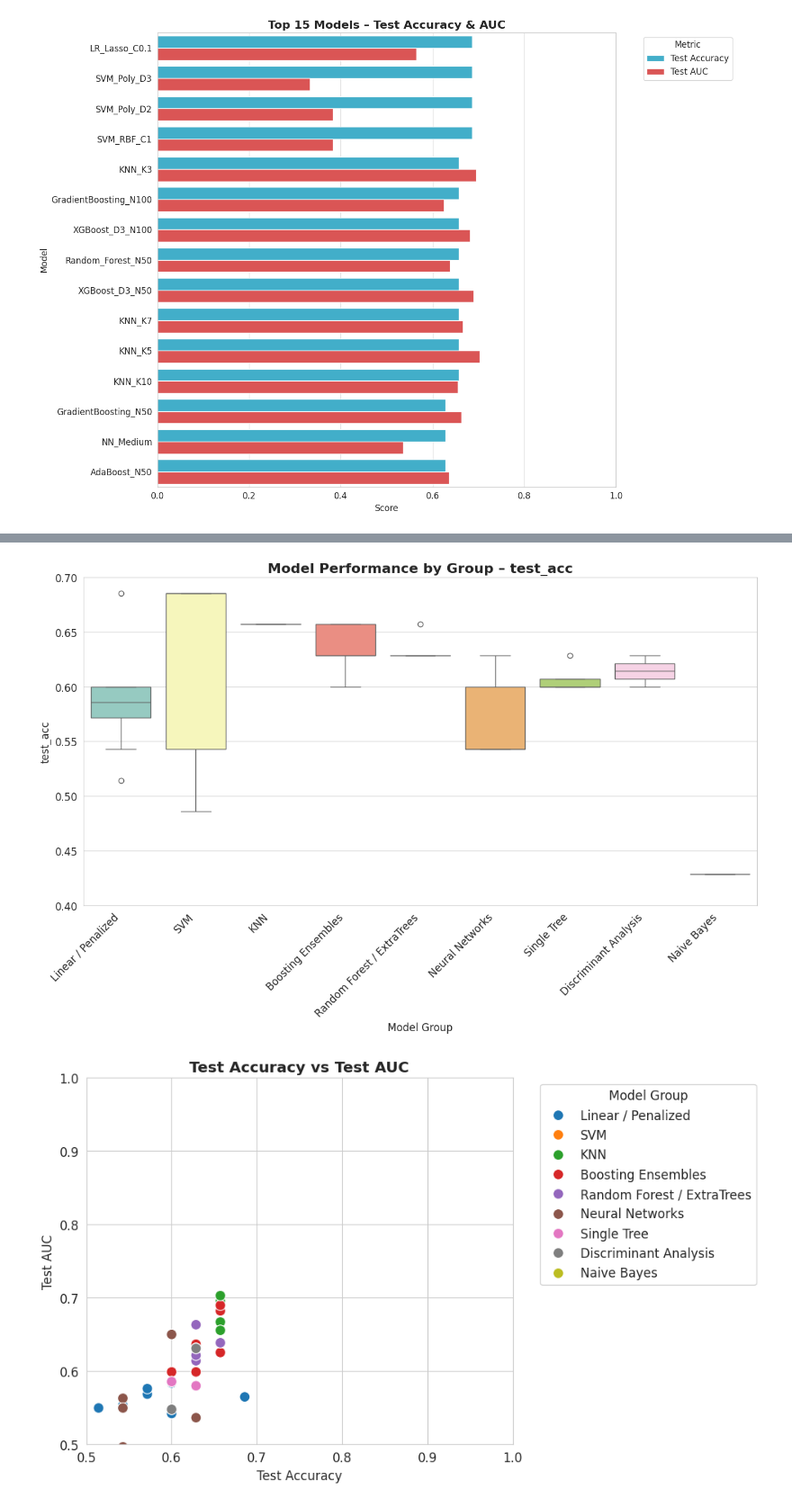
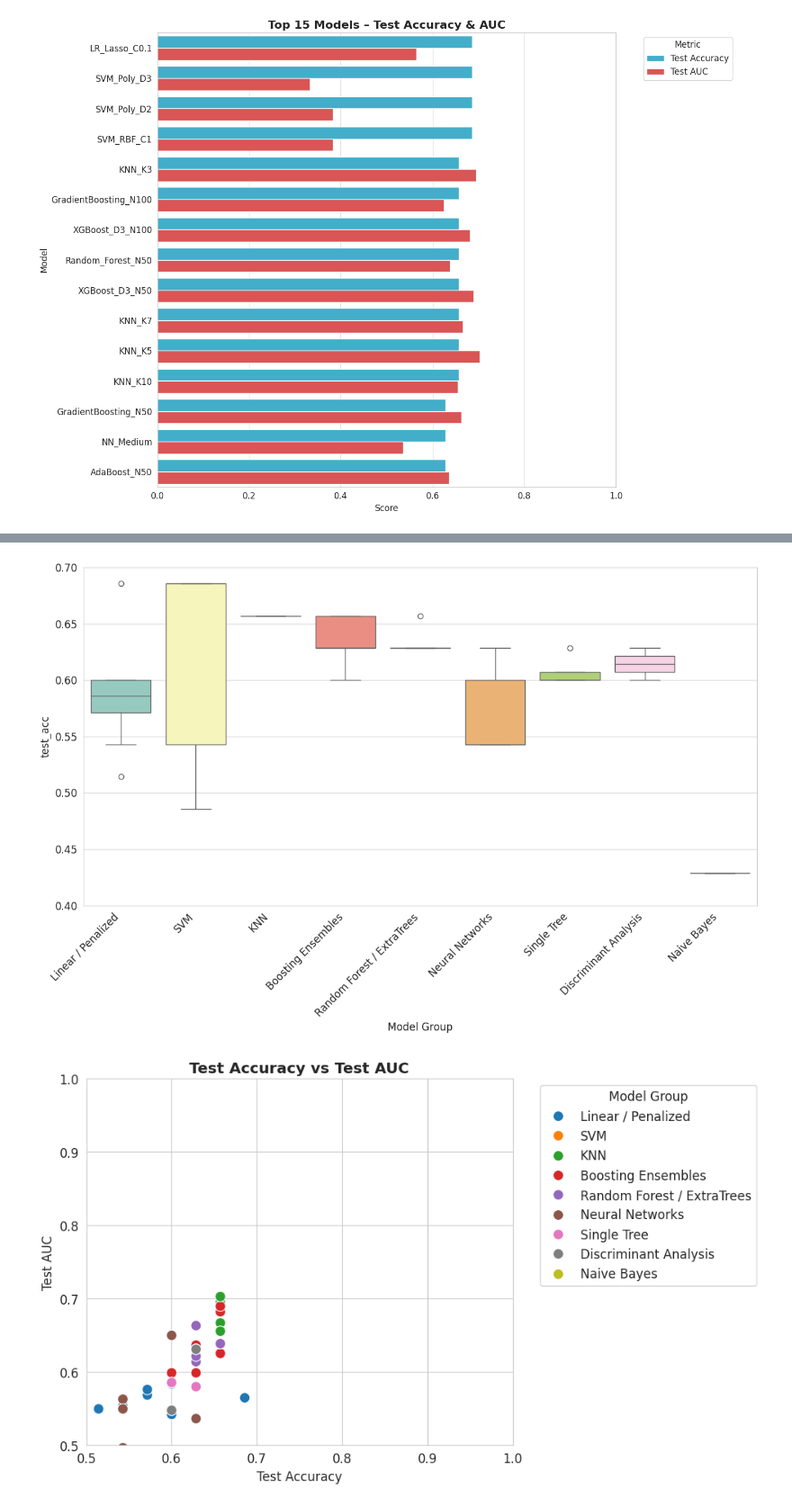
Before and after one commit to Spagestic/HKBU-Final-Year-Project, a Jupyter notebook: toxicity_9_colab.ipynb, the cells around one changed output, grey strips where cells are left out. Shown at 90% size. Saved outputs shown, nothing was run; the diff lists cells and outputs as text; code cells hidden in the pictures.

```diff
--- a/toxicity_9_colab.ipynb
+++ b/toxicity_9_colab.ipynb
@@ -571,18 +622,18 @@ plot_top_models(results_df, n=15)
 # %%
 def plot_grouped_boxplot(results_df, metric='test_acc'):
     fig, ax = plt.subplots(figsize=(12, 8))
     sns.boxplot(data=results_df, x='Group', y=metric, palette='Set3', ax=ax)
-    ax.set_title(f'Model Performance by Group – {metric}', fontsize=16, weight='bold')
+    # ax.set_title(f'Model Performance by Group – {metric}', fontsize=16, weight='bold')
     ax.set_xlabel('Model Group')
     ax.set_ylabel(metric)
     ax.set_ylim(0.4, 0.7)
     plt.xticks(rotation=45, ha='right')
     plt.tight_layout()
     plt.show()
 
 plot_grouped_boxplot(results_df, metric='test_acc')
 # %% [output]
-[figure, old version]
+[figure, new version]
 # %%
 def plot_accuracy_vs_auc(results_df):
     plt.figure(figsize=(10, 6))
```
Also changed, not shown: parts of 13 cells of this notebook.
